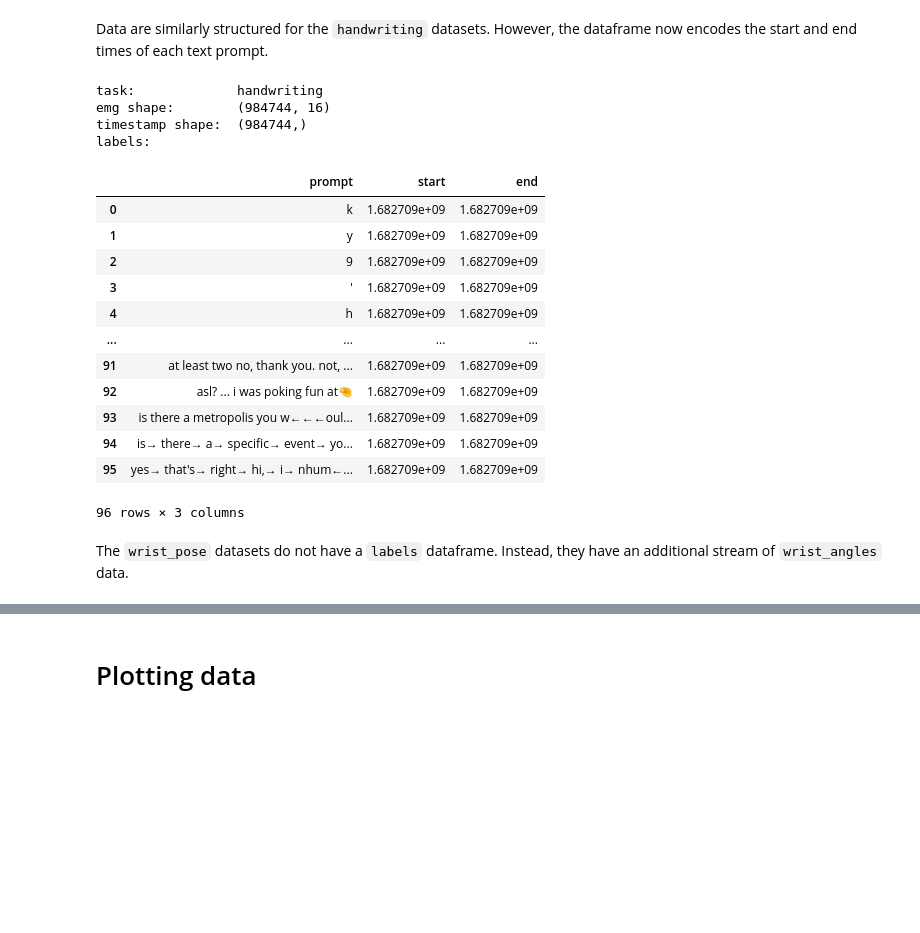
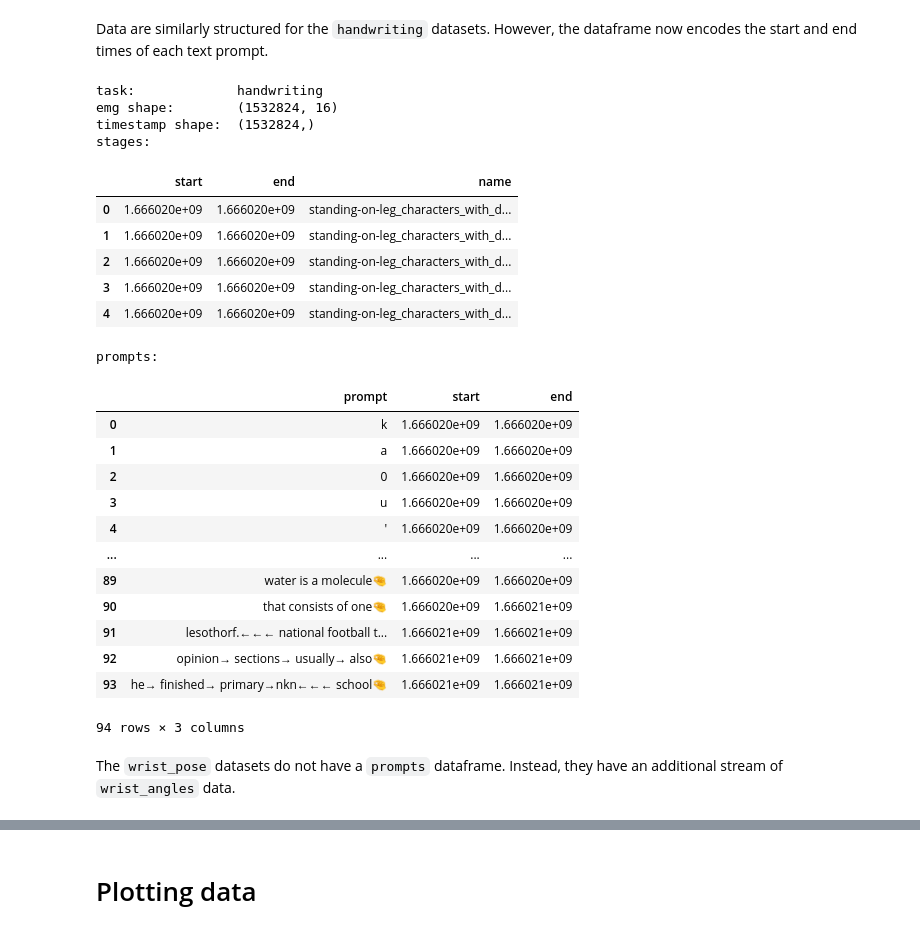
Before and after one commit to facebookresearch/generic-neuromotor-interface, a Jupyter notebook: loading_emg_data.ipynb, the cells around one changed output, grey strips where cells are left out. Drawn from its saved outputs; the diff is of its cells as text; code cells hidden in the pictures; blank space fills up the shorter version.

```diff
--- a/loading_emg_data.ipynb
+++ b/loading_emg_data.ipynb
@@ -74,32 +84,41 @@ Data are similarly structured for the `handwriting` datasets. However, the dataf
 # %%
 file = get_task_files(root_data_folder, "handwriting")[0]
 data = load_data(file)
 
 print("task:            ", data.task)
 print("emg shape:       ", data.emg.shape)
 print("timestamp shape: ", data.time.shape)
-print("labels:          ")
-data.labels
+print("stages:")
+display(data.stages.head())
+print("prompts:")
+display(data.prompts)
 # %% [output]
 task:             handwriting
-emg shape:        (984744, 16)
-timestamp shape:  (984744,)
-labels:
+emg shape:        (1532824, 16)
+timestamp shape:  (1532824,)
+stages:
-|  | prompt | start | end |
-| 0 | k | 1.682709e+09 | 1.682709e+09 |
-| 1 | y | 1.682709e+09 | 1.682709e+09 |
-| 2 | 9 | 1.682709e+09 | 1.682709e+09 |
-| 3 | ' | 1.682709e+09 | 1.682709e+09 |
-| 4 | h | 1.682709e+09 | 1.682709e+09 |
-| ... | ... | ... | ... |
-| 91 | at least two no, thank you. not, ... | 1.682709e+09 | 1.682709e+09 |
-| 92 | asl? ... i was poking fun at🤏 | 1.682709e+09 | 1.682709e+09 |
-| 93 | is there a metropolis you w←←←oul... | 1.682709e+09 | 1.682709e+09 |
-| 94 | is→ there→ a→ specific→ event→ yo... | 1.682709e+09 | 1.682709e+09 |
-| 95 | yes→ that's→ right→ hi,→ i→ nhum←... | 1.682709e+09 | 1.682709e+09 |
+|  | start | end | name |
+| 0 | 1.666020e+09 | 1.666020e+09 | standing-on-leg_characters_with_d... |
+| 1 | 1.666020e+09 | 1.666020e+09 | standing-on-leg_characters_with_d... |
+| 2 | 1.666020e+09 | 1.666020e+09 | standing-on-leg_characters_with_d... |
+| 3 | 1.666020e+09 | 1.666020e+09 | standing-on-leg_characters_with_d... |
+| 4 | 1.666020e+09 | 1.666020e+09 | standing-on-leg_characters_with_d... |
-96 rows × 3 columns
+prompts:
+|  | prompt | start | end |
+| 0 | k | 1.666020e+09 | 1.666020e+09 |
+| 1 | a | 1.666020e+09 | 1.666020e+09 |
+| 2 | 0 | 1.666020e+09 | 1.666020e+09 |
+| 3 | u | 1.666020e+09 | 1.666020e+09 |
+| 4 | ' | 1.666020e+09 | 1.666020e+09 |
+| ... | ... | ... | ... |
+| 89 | water is a molecule🤏 | 1.666020e+09 | 1.666020e+09 |
+| 90 | that consists of one🤏 | 1.666020e+09 | 1.666021e+09 |
+| 91 | lesothorf.←←← national football t... | 1.666021e+09 | 1.666021e+09 |
+| 92 | opinion→ sections→ usually→ also🤏 | 1.666021e+09 | 1.666021e+09 |
+| 93 | he→ finished→ primary→nkn←←← school🤏 | 1.666021e+09 | 1.666021e+09 |
+94 rows × 3 columns
 # %% [markdown]
-The `wrist_pose` datasets do not have a `labels` dataframe. Instead, they have an additional stream of `wrist_angles` data.
+The `wrist_pose` datasets do not have a `prompts` dataframe. Instead, they have an additional stream of `wrist_angles` data.
 # %%
 file = get_task_files(root_data_folder, "wrist_pose")[0]
 data = load_data(file)
```
Also changed, not shown: parts of 10 cells of this notebook, 1 other file.
